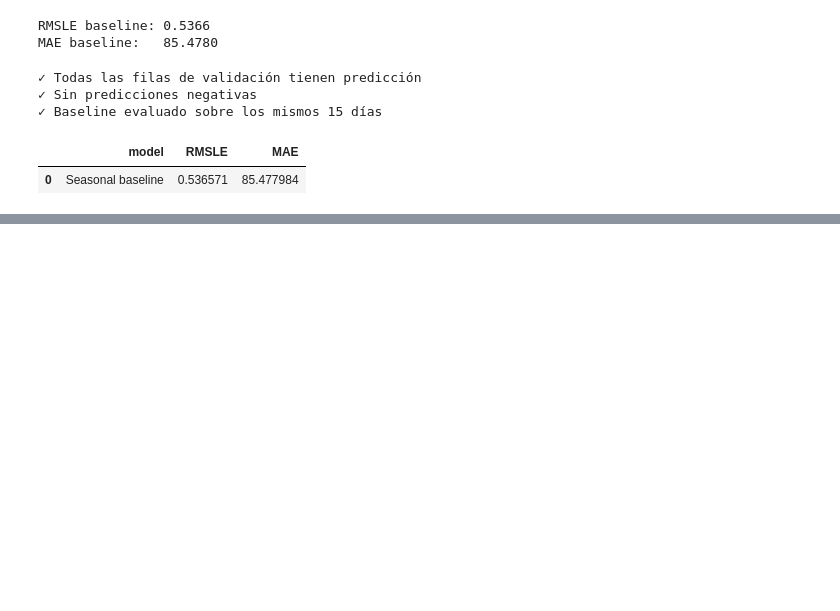
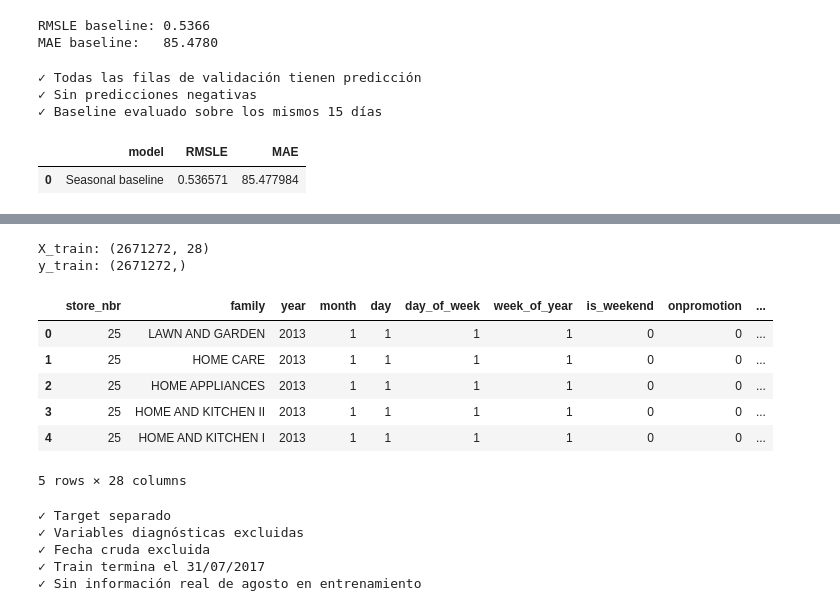
Before and after one commit to moiseslobayza/bekantor-demand-intelligence, a Jupyter notebook: notebooks/05_modeling.ipynb, the cells around one changed output, grey strips where cells are left out. Cells and saved outputs as stored; diff of their text form; code cells hidden in the pictures; blank space fills up the shorter version.

```diff
--- a/notebooks/05_modeling.ipynb
+++ b/notebooks/05_modeling.ipynb
@@ -452,0 +512,47 @@ model_results
+# %%
+train_features = features_full[
+    features_full["date"] < validation_start
+].copy()
+
+X_train = train_features[MODEL_FEATURES].copy()
+y_train = train_features[TARGET].copy()
+
+for col in CATEGORICAL_FEATURES:
+    X_train[col] = X_train[col].astype("category")
+
+print("X_train:", X_train.shape)
+print("y_train:", y_train.shape)
+
+X_train.head()
+# %% [output]
+X_train: (2671272, 28)
+y_train: (2671272,)
+|  | store_nbr | family | year | month | day | day_of_week | week_of_year | is_weekend | onpromotion | ... |
+| 0 | 25 | LAWN AND GARDEN | 2013 | 1 | 1 | 1 | 1 | 0 | 0 | ... |
+| 1 | 25 | HOME CARE | 2013 | 1 | 1 | 1 | 1 | 0 | 0 | ... |
+| 2 | 25 | HOME APPLIANCES | 2013 | 1 | 1 | 1 | 1 | 0 | 0 | ... |
+| 3 | 25 | HOME AND KITCHEN II | 2013 | 1 | 1 | 1 | 1 | 0 | 0 | ... |
+| 4 | 25 | HOME AND KITCHEN I | 2013 | 1 | 1 | 1 | 1 | 0 | 0 | ... |
+5 rows × 28 columns
+# %%
+assert len(X_train) == len(y_train)
+
+assert "sales" not in X_train.columns
+assert "date" not in X_train.columns
+assert "tipo_cero" not in X_train.columns
+assert "familia_surtida" not in X_train.columns
+assert "tienda_operativa" not in X_train.columns
+
+assert train_features["date"].max() == pd.Timestamp("2017-07-31")
+
+print("✓ Target separado")
+print("✓ Variables diagnósticas excluidas")
+print("✓ Fecha cruda excluida")
+print("✓ Train termina el 31/07/2017")
+print("✓ Sin información real de agosto en entrenamiento")
+# %% [output]
+✓ Target separado
+✓ Variables diagnósticas excluidas
+✓ Fecha cruda excluida
+✓ Train termina el 31/07/2017
+✓ Sin información real de agosto en entrenamiento
```
Also changed, not shown: parts of 11 cells of this notebook, 2 other files.
